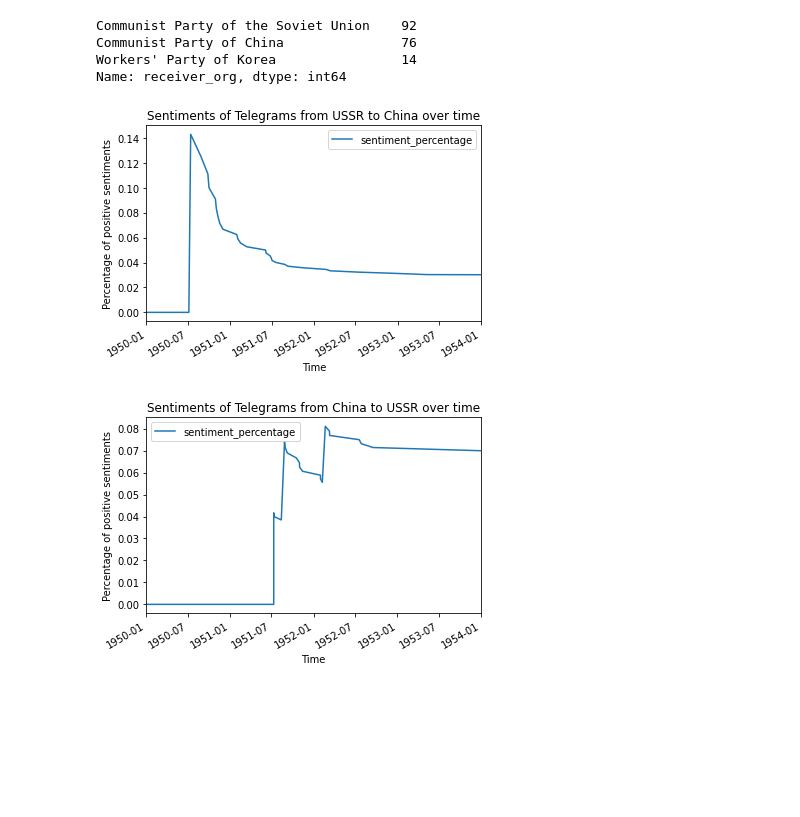
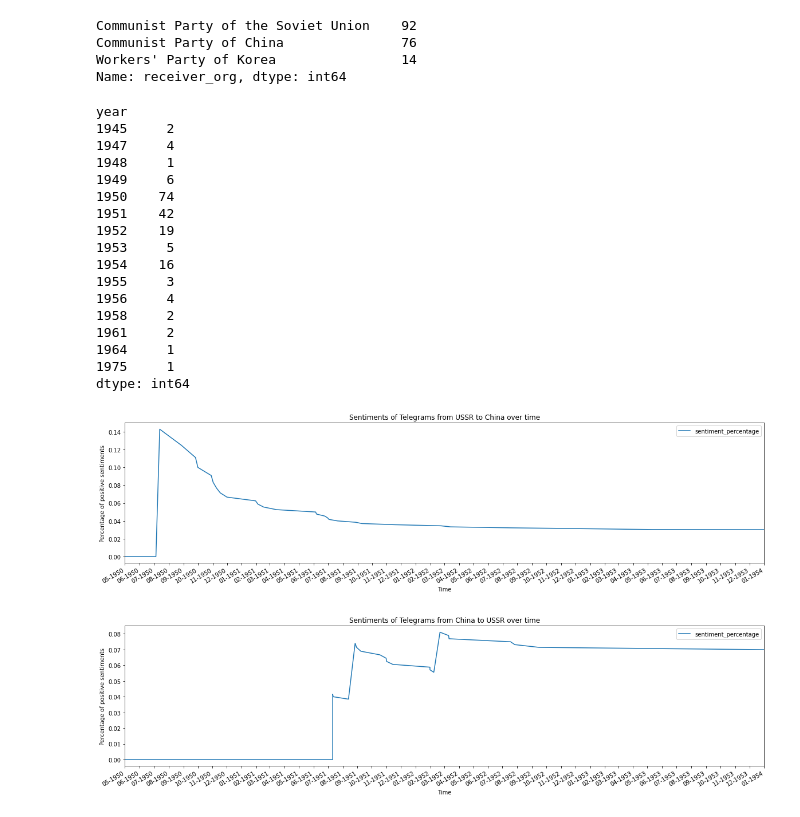
Before and after one commit to ks0m1c/lmaozhedong, a Jupyter notebook: relationship_analysis.ipynb, the cells around one changed output. Drawn from its saved outputs; the diff is of its cells as text; code cells hidden in the pictures; blank space fills up the shorter version.

Commit message:
Modify sentiment analysis graphs to include all months as labels

```diff
--- a/relationship_analysis.ipynb
+++ b/relationship_analysis.ipynb
@@ -63,28 +63,56 @@ def get_percentage_positive(sentiment, receiver_org, sender_org, graph):
 
 # df.apply(lambda row: print_row(row), axis=1)
 df['sentiment_percentage'] = df.apply(lambda row: get_percentage_positive(row['sentiment'], row['receiver_org'], row['sender_org'], graph), axis=1)
+# %%
+df['year'] = df['1'].apply(lambda x: x.year)
+df.groupby(['year']).size()
+# %% [output]
+year
+1945     2
+1947     4
+1948     1
+1949     6
+1950    74
+1951    42
+1952    19
+1953     5
+1954    16
+1955     3
+1956     4
+1958     2
+1961     2
+1964     1
+1975     1
+dtype: int64
 # %%
 import matplotlib.pyplot as plt
+import matplotlib.dates as mdates
 selected = df[(df['sender_org'] == "Communist Party of the Soviet Union") & (df['receiver_org'] == "Communist Party of China")]
-selected.plot(x='1', y='sentiment_percentage',
+ax = selected.plot(x='1', y='sentiment_percentage',
 title='Sentiments of Telegrams from USSR to China over time',
-xlim=(pd.to_datetime('01-01-1950'), pd.to_datetime('01-01-1954')))
+figsize=(20,5),
+xlim=(pd.to_datetime('05-01-1950'), pd.to_datetime('01-01-1954')))
 plt.xlabel('Time')
 plt.ylabel('Percentage of positive sentiments')
+ax.xaxis.set_major_locator(mdates.MonthLocator())
+ax.xaxis.set_major_formatter(mdates.DateFormatter("%m-%Y"))
 plt.show()
 # %% [output]
-[figure, old version]
+[figure, new version]
 # %%
 import matplotlib.pyplot as plt
 selected = df[(df['sender_org'] == "Communist Party of China") & (df['receiver_org'] == "Communist Party of the Soviet Union")]
-selected.plot(x='1', y='sentiment_percentage',
+ax = selected.plot(x='1', y='sentiment_percentage',
 title='Sentiments of Telegrams from China to USSR over time',
-xlim=(pd.to_datetime('01-01-1950'), pd.to_datetime('01-01-1954')))
+figsize=(20,5),
+xlim=(pd.to_datetime('05-01-1950'), pd.to_datetime('01-01-1954')))
 plt.xlabel('Time')
 plt.ylabel('Percentage of positive sentiments')
+ax.xaxis.set_major_locator(mdates.MonthLocator())
+ax.xaxis.set_major_formatter(mdates.DateFormatter("%m-%Y"))
 plt.show()
 # %% [output]
-[figure, old version]
+[figure, new version]
 # %%
 selected_1 = df[(df['sender_org'] == "Communist Party of the Soviet Union") & (df['receiver_org'] == "Communist Party of China")]
 selected_2 = df[(df['sender_org'] == "Communist Party of China") & (df['receiver_org'] == "Communist Party of the Soviet Union")]
```
Also changed, not shown: parts of 1 cell of this notebook, 1 other file.
